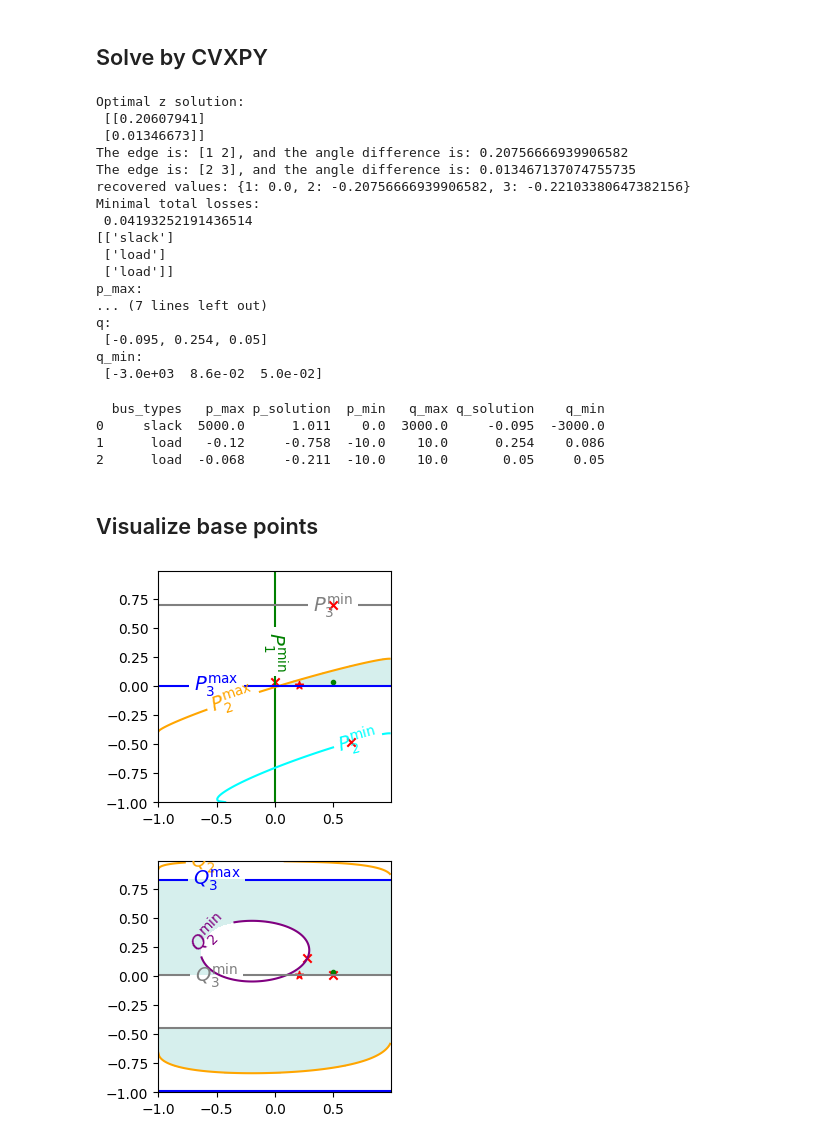
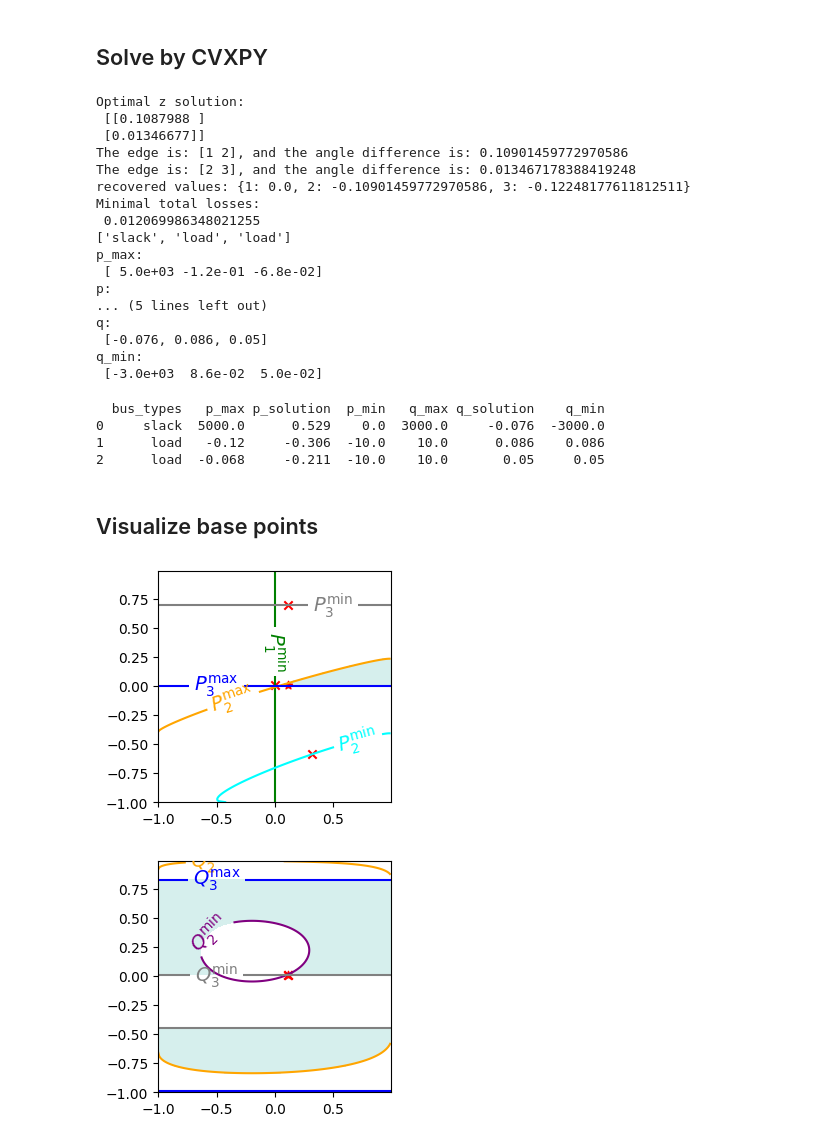
Before and after one commit to zhang-linnng/convex_restriction_transform_coordinates, a Jupyter notebook: projection_updated0829_convexRestriction_WB3.ipynb, the cells around one changed output. Drawn from its saved outputs; the diff is of its cells as text; code cells hidden in the pictures.

```diff
--- a/projection_updated0829_convexRestriction_WB3.ipynb
+++ b/projection_updated0829_convexRestriction_WB3.ipynb
@@ -557,3 +547,5 @@ bus types: ['slack', 'load', 'load']
+# %%
+Qmin[1] = Qmin[1] * 10
 # %% [markdown]
 # Our method
 # %% [markdown]
@@ -889,7 +883,9 @@ def basePoint_of_Pi(bus_name, z_nominal):
     if problem.status in ["infeasible", "unbounded"]:
         print(5*' ' +"Model not solved to (sub)optimality using CVXPY!!!")
         print(5*' ' +"Solver status: ", problem.status)
-        sys.exit(0)
+        # sys.exit(0)
+
+        return None
 
     z_base = z.value
     Pi_z_base = G_a_rowi @ np.sqrt(1-z_base**2) + B_a_rowi @ z_base + d_active[bus_i,0]
@@ -1084,20 +1080,20 @@ def our_method():
 p_solution, q_solution, z_solution = our_method()
 # %% [output]
 Optimal z solution:
- [[0.20607941]
- [0.01346673]]
-The edge is: [1 2], and the angle difference is: 0.20756666939906582
-The edge is: [2 3], and the angle difference is: 0.013467137074755735
-recovered values: {1: 0.0, 2: -0.20756666939906582, 3: -0.22103380647382156}
+ [[0.1087988 ]
+ [0.01346677]]
+The edge is: [1 2], and the angle difference is: 0.10901459772970586
+The edge is: [2 3], and the angle difference is: 0.013467178388419248
+recovered values: {1: 0.0, 2: -0.10901459772970586, 3: -0.12248177611812511}
 Minimal total losses:
- 0.04193252191436514
-[['slack']
- ['load']
- ['load']]
+ 0.012069986348021255
+['slack', 'load', 'load']
 p_max:
-... (7 lines left out)
+ [ 5.0e+03 -1.2e-01 -6.8e-02]
+p:
+... (5 lines left out)
 q:
- [-0.095, 0.254, 0.05]
+ [-0.076, 0.086, 0.05]
 q_min:
  [-3.0e+03  8.6e-02  5.0e-02]
 # %%
@@ -1115,8 +1111,8 @@ results_df = pd.DataFrame(results, columns=column_names)
 print(results_df)
 # %% [output]
   bus_types   p_max p_solution  p_min   q_max q_solution    q_min
-0     slack  5000.0      1.011    0.0  3000.0     -0.095  -3000.0
-1      load   -0.12     -0.758  -10.0    10.0      0.254    0.086
+0     slack  5000.0      0.529    0.0  3000.0     -0.076  -3000.0
+1      load   -0.12     -0.306  -10.0    10.0      0.086    0.086
 2      load  -0.068     -0.211  -10.0    10.0       0.05     0.05
 # %% [markdown]
 ## Visualize base points
@@ -1167,34 +1163,37 @@ contour4 = ax1.contour(Z1, Z2, grids_for_P[2]-Pmin[1], levels=[0], colors='cyan'
 contour5 = ax1.contour(Z1, Z2, grids_for_P[3]-Pmax[2], levels=[0], colors='blue')
 contour6 = ax1.contour(Z1, Z2, grids_for_P[3]-Pmin[2], levels=[0], colors='grey')
 
 ax1.contourf(Z1, Z2, (grids_for_P[1]<=Pmax[0]) & (grids_for_P[1]>=Pmin[0]) & (grids_for_P[2]<=Pmax[1])
                     & (grids_for_P[2]>=Pmin[1]) & (grids_for_P[3]<=Pmax[2]) & (grids_for_P[3]>=Pmin[2]), levels=[0.5, 2], cmap='GnBu', alpha=0.3)
 
 try:
     ax1.clabel(contour1, contour1.levels, inline=True, fmt=r'$P_1^{\max}$', fontsize=14, manual=[(-0.8, 0.8)])
 except:
     pass
 ax1.clabel(contour2, contour2.levels, inline=True, fmt=r'$P_1^{\min}$', fontsize=14, manual=[(0.5, 0.3)])
 ax1.clabel(contour3, contour3.levels, inline=True, fmt=r'$P_2^{\max}$', fontsize=14, manual=[(-0.5, 0.3)])
 ax1.clabel(contour4, contour4.levels, inline=True, fmt=r'$P_2^{\min}$', fontsize=14, manual=[(0.5, 0.3)])
 ax1.clabel(contour5, contour5.levels, inline=True, fmt=r'$P_3^{\max}$', fontsize=14, manual=[(-0.5, 0.3)])
 ax1.clabel(contour6, contour6.levels, inline=True, fmt=r'$P_3^{\min}$', fontsize=14, manual=[(0.5, 0.3)])
 
 for bus_i, bus_name in enumerate(bus_lists):
         # print('bus name is {}, index is {}'.format(bus_name, bus_i))
         base_point = Pi_basePoints[bus_name]
         if base_point is not None:
             zb_1 = base_point[0]
             zb_2 = base_point[1]
 
             ax1.scatter([zb_1], [zb_2], marker='x', color='red')
 
 ax1.scatter([z_interior[0]], [z_interior[1]], marker='.', color='green')
 ax1.scatter([z_solution[0]], [z_solution[1]], marker='*', color='red')
 
+plt.savefig(ourMethod_path+'proposed_projection_P.png',
+            bbox_inches='tight', pad_inches = 0.5, dpi = 200)
+
 plt.show()
 # %% [output]
-[figure, old version]
+[figure, new version]
 # %%
 fig, ax1 = plt.subplots(ncols=1, figsize=(3, 3), sharey = True)
 
@@ -1234,10 +1233,13 @@ for bus_i, bus_name in enumerate(bus_lists):
 ax1.scatter([z_interior[0]], [z_interior[1]], marker='.', color='green')
 ax1.scatter([z_solution[0]], [z_solution[1]], marker='*', color='red')
 
+plt.savefig(ourMethod_path+'proposed_projection_Q.png',
+            bbox_inches='tight', pad_inches = 0.5, dpi = 200)
+
 
 plt.show()
 # %% [output]
-[figure, old version]
+[figure, new version]
 # %%
 fig, ax1 = plt.subplots(ncols=1, figsize=(3, 3), sharey = True)
 
```
Also changed, not shown: parts of 18 cells of this notebook.
